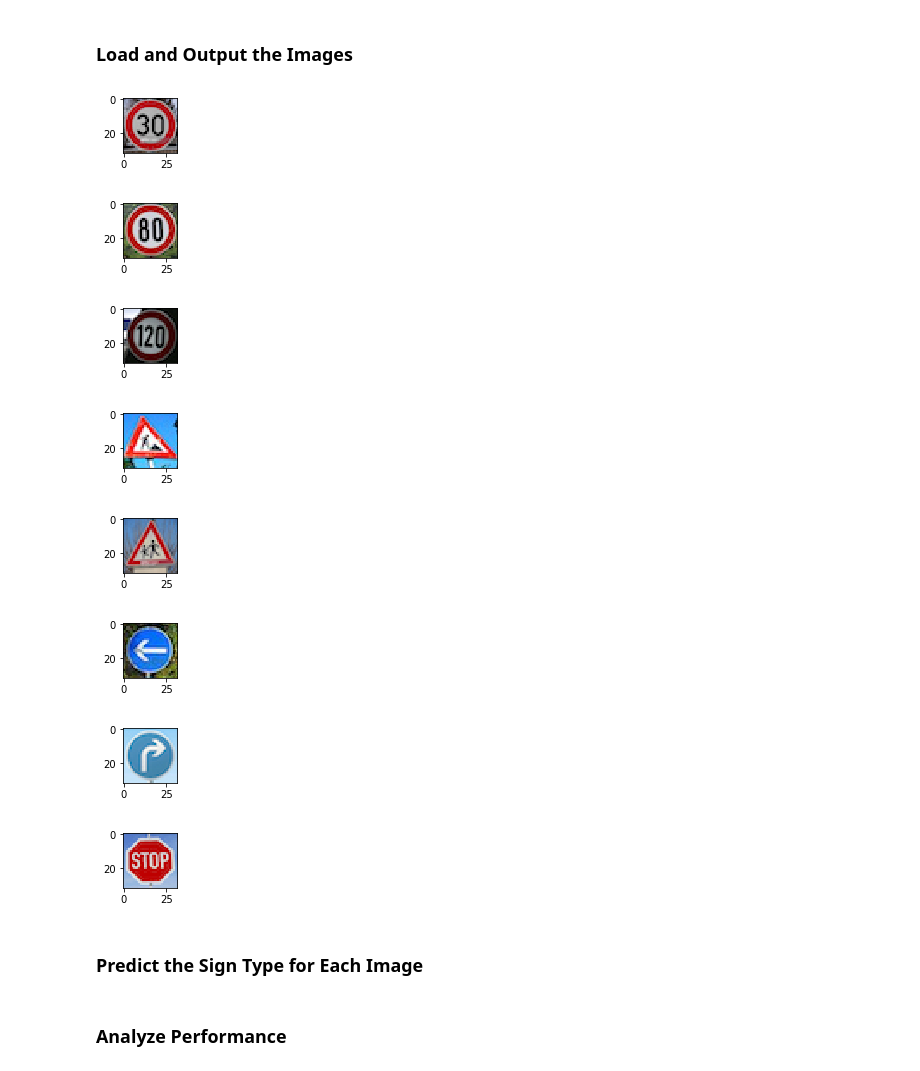
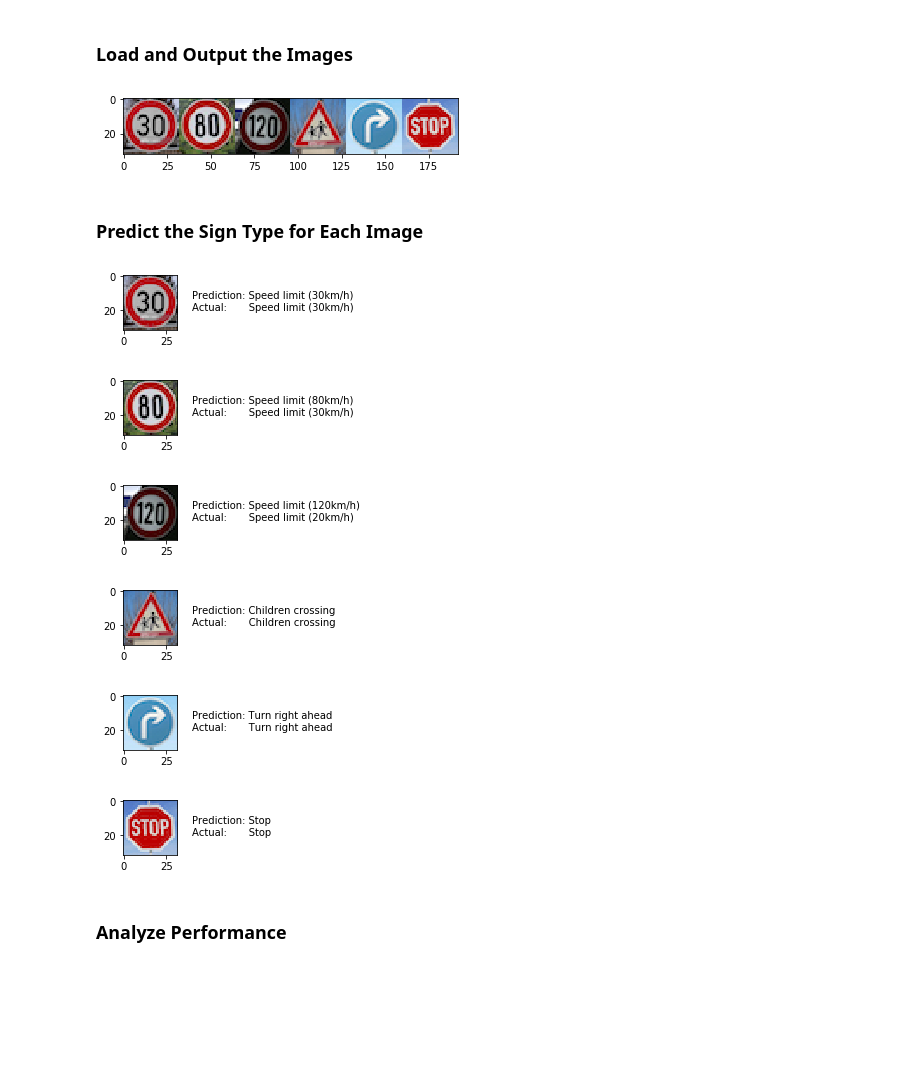
Before and after one commit to dingquan/CarND-Traffic-Sign-Classifier-Project, a Jupyter notebook: Traffic_Sign_Classifier.ipynb, the cells around one changed output. Saved outputs shown, nothing was run; the diff lists cells and outputs as text; code cells hidden in the pictures; blank space fills up the shorter version.

```diff
--- a/Traffic_Sign_Classifier.ipynb
+++ b/Traffic_Sign_Classifier.ipynb
@@ -106,9 +109,9 @@ import cv2
 
 index = random.randint(0, len(X_train))
 image = X_train[index].squeeze()
-image = cv2.cvtColor(image, cv2.COLOR_BGR2GRAY)
+# image = cv2.cvtColor(image, cv2.COLOR_BGR2GRAY)
 
 plt.figure(figsize=(1,1))
-plt.imshow(image, cmap='gray')
+plt.imshow(image)
 print(y_train[index])
 # %% [output]
@@ -374,31 +381,33 @@ You may find `signnames.csv` useful as it contains mappings from the class id (i
 # %%
 ### Load the images and plot them here.
 ### Feel free to use as many code cells as needed.
-
+import matplotlib.pyplot as plt
 import matplotlib.image as mpimg
 import cv2
 
 %matplotlib inline
 
-filenames = ["images/30.jpg", "images/80.jpg", "images/120.jpg", "images/construction.jpg", "images/kids-crossing.jpg", "images/left.jpg", "images/right.jpg", "images/stop.jpg"]
+# filenames = ["images/30.jpg", "images/80.jpg", "images/120.jpg", "images/construction.jpg", "images/kids-crossing.jpg", "images/left.jpg", "images/right.jpg", "images/stop.jpg"]
 
+# for filename in filenames:
+#     image = mpimg.imread(filename)
+
+#     plt.figure(figsize=(1,1))
+#     plt.imshow(image, cmap='gray')
+
+filenames = ["images/30.jpg", "images/80.jpg", "images/120.jpg", "images/kids-crossing.jpg", "images/right.jpg", "images/stop.jpg"]
+image_labels = [1, 5, 8, 28, 33, 14]
+images = []
+
+# load images
 for filename in filenames:
     image = mpimg.imread(filename)
     images.append(image)
-#     image = image.squeeze()
-#     image = cv2.cvtColor(image, cv2.COLOR_BGR2GRAY)
 
-    plt.figure(figsize=(1,1))
-    plt.imshow(image, cmap='gray')
-#     images_array = np.asarray(images)
+images_concat = np.concatenate(images, axis=1)
+plt.imshow(images_concat)
+plt.show()
 # %% [output]
-[figure, old version]
+[figure, new version]
-[figure, removed]
-[figure, removed]
-[figure, removed]
-[figure, removed]
-[figure, removed]
-[figure, removed]
-[figure, removed]
 # %% [markdown]
 ### Predict the Sign Type for Each Image
@@ -409,3 +414,43 @@ for filename in filenames:
+# %%
+### Run the predictions here and use the model to output the prediction for each image.
+### Make sure to pre-process the images with the same pre-processing pipeline used earlier.
+### Feel free to use as many code cells as needed.
+# import tensorflow as tf
+
+filenames = ["images/30.jpg", "images/80.jpg", "images/120.jpg", "images/kids-crossing.jpg", "images/right.jpg", "images/stop.jpg"]
+y_labels = [1, 5, 8, 28, 33, 14]
+images = []
+
+# load images
+for filename in filenames:
+    image = mpimg.imread(filename)
+    images.append(image)
+
+X_images = np.asarray(images)
+
+# pre process the images
+X_images = np.dot(X_images[...,:3],[0.299,0.587,0.114]).reshape(-1, 32, 32, 1)
+X_images = (X_images - 128.0) / 128.0
+
+# run the model on new images
+
+with tf.Session() as sess:
+    saver.restore(sess, tf.train.latest_checkpoint('.'))
+    prediction = sess.run(tf.argmax(logits, 1), feed_dict = {x: X_images, y: y_labels, keep_prob: 1.0})
+
+    for (index, value) in enumerate(prediction):
+        annotation = "Prediction: {:s}\nActual:       {:s}".format(sign_names[y_labels[index]], sign_names[value])
+        sign = plt.figure(figsize=(1,1))
+        plt.imshow(images[index])
+        plt.annotate(annotation, xy=(0,0), xytext=(40, 20))
+        plt.show()
+# %% [output]
+[figure, added]
+[figure, added]
+[figure, added]
+[figure, added]
+[figure, added]
+[figure, added]
 # %% [markdown]
 ### Analyze Performance
 # %%
```
Also changed, not shown: parts of 11 cells of this notebook, 3 other files.
